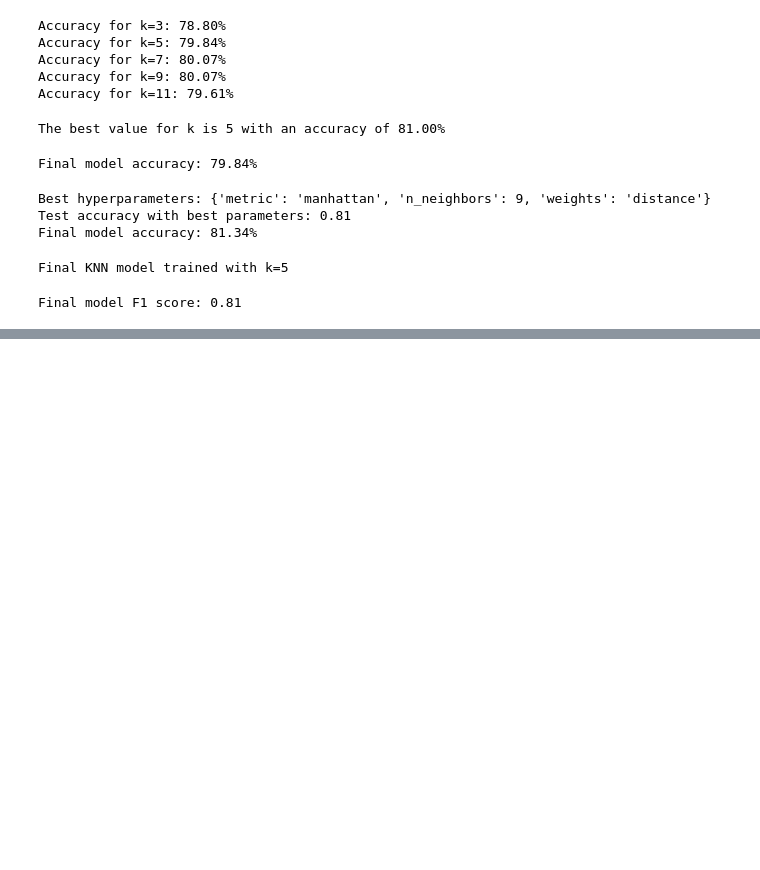
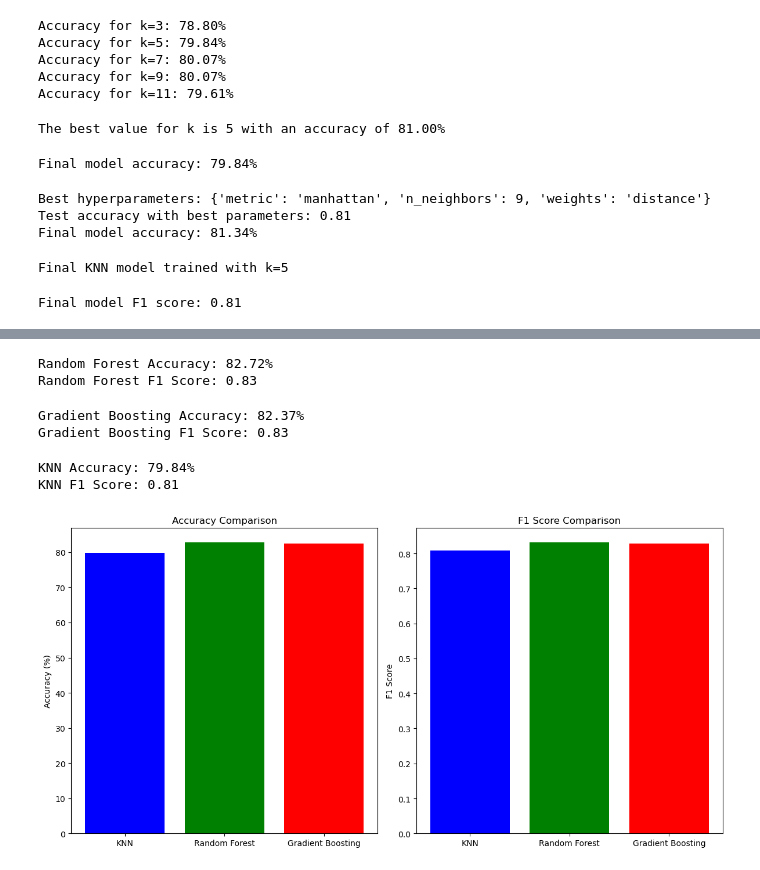
Before and after one commit to TaniaZakowski/machine_learning_projectweek7, a Jupyter notebook: notebook/notebook_machine_learning.ipynb, the cells around one changed output, grey strips where cells are left out. Drawn from its saved outputs; the diff is of its cells as text; code cells hidden in the pictures; blank space fills up the shorter version.

```diff
--- a/notebook/notebook_machine_learning.ipynb
+++ b/notebook/notebook_machine_learning.ipynb
@@ -531,0 +568,79 @@ Final model F1 score: 0.81
+# %%
+from sklearn.ensemble import RandomForestClassifier
+from sklearn.metrics import accuracy_score, f1_score
+
+# Train the Random Forest model
+random_forest = RandomForestClassifier(random_state=42)
+random_forest.fit(X_train_scaled, y_train)
+
+# Predictions and evaluation
+y_pred_rf = random_forest.predict(X_test_scaled)
+accuracy_rf = accuracy_score(y_test, y_pred_rf)
+f1_rf = f1_score(y_test, y_pred_rf)
+
+print(f"Random Forest Accuracy: {accuracy_rf * 100:.2f}%")
+print(f"Random Forest F1 Score: {f1_rf:.2f}")
+# %% [output]
+Random Forest Accuracy: 82.72%
+Random Forest F1 Score: 0.83
+# %%
+from sklearn.ensemble import GradientBoostingClassifier
+
+# Train the Gradient Boosting model
+gradient_boosting = GradientBoostingClassifier(random_state=42)
+gradient_boosting.fit(X_train_scaled, y_train)
+
+# Predictions and evaluation
+y_pred_gb = gradient_boosting.predict(X_test_scaled)
+accuracy_gb = accuracy_score(y_test, y_pred_gb)
+f1_gb = f1_score(y_test, y_pred_gb)
+
+print(f"Gradient Boosting Accuracy: {accuracy_gb * 100:.2f}%")
+print(f"Gradient Boosting F1 Score: {f1_gb:.2f}")
+# %% [output]
+Gradient Boosting Accuracy: 82.37%
+Gradient Boosting F1 Score: 0.83
+# %%
+from sklearn.neighbors import KNeighborsClassifier
+
+# Train the KNN model
+knn = KNeighborsClassifier(n_neighbors=5)  # Use the best k from earlier analysis
+knn.fit(X_train_scaled, y_train)
+
+# Predictions and evaluation
+y_pred_knn = knn.predict(X_test_scaled)
+accuracy_knn = accuracy_score(y_test, y_pred_knn)
+f1_knn = f1_score(y_test, y_pred_knn)
+
+print(f"KNN Accuracy: {accuracy_knn * 100:.2f}%")
+print(f"KNN F1 Score: {f1_knn:.2f}")
+# %% [output]
+KNN Accuracy: 79.84%
+KNN F1 Score: 0.81
+# %%
+import matplotlib.pyplot as plt
+
+# Data for the plot
+models = ['KNN', 'Random Forest', 'Gradient Boosting']
+accuracy_scores = [accuracy_knn * 100, accuracy_rf * 100, accuracy_gb * 100]
+f1_scores = [f1_knn, f1_rf, f1_gb]
+
+# Create the bar plot
+plt.figure(figsize=(12, 6))
+
+# Plot accuracies
+plt.subplot(1, 2, 1)  # Corrected subplot index to 1
+plt.bar(models, accuracy_scores, color=['blue', 'green', 'red'])
+plt.title('Accuracy Comparison')
+plt.ylabel('Accuracy (%)')
+
+# Plot F1 scores
+plt.subplot(1, 2, 2)  # Corrected subplot index to 2
+plt.bar(models, f1_scores, color=['blue', 'green', 'red'])
+plt.title('F1 Score Comparison')
+plt.ylabel('F1 Score')
+
+plt.tight_layout()
+plt.show()
+# %% [output]
+[figure, added]
```
Also changed, not shown: parts of 10 cells of this notebook.
